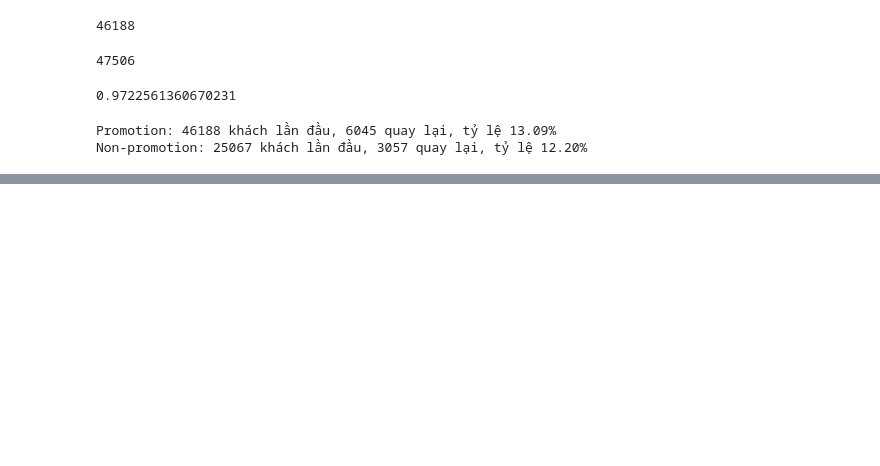
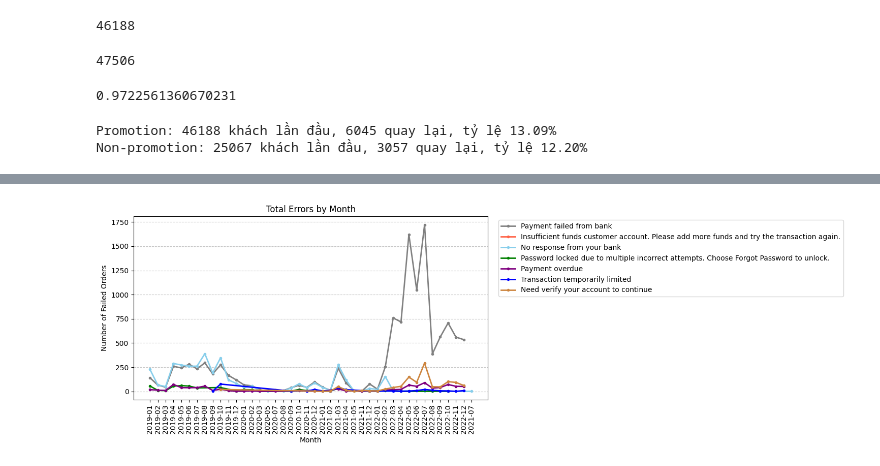
Before and after one commit to qtrung123/Online-Ticket-Booking-Data-Analysis-Customer-Retention-Study, a Jupyter notebook: notebooks/05_customer_journey.ipynb, the cells around one changed output, grey strips where cells are left out. Drawn from its saved outputs; the diff is of its cells as text; code cells hidden in the pictures; blank space fills up the shorter version.

```diff
--- a/notebooks/05_customer_journey.ipynb
+++ b/notebooks/05_customer_journey.ipynb
@@ -416,0 +587,18 @@ Non-promotion: 25067 khách lần đầu, 3057 quay lại, tỷ lệ 12.20%
+# %%
+# ===== FAILURE DISTRIBUTION BY MONTH AND ERROR DESCRIPTION =====
+
+df_error = df_fact_ticket[df_fact_ticket["status_id"] != 1].copy()
+
+df_error["year_month"] = df_error["time"].dt.to_period("M").astype(str)
+
+df_error = (
+    df_error
+    .groupby(["year_month", "description"])
+    .agg(
+        n_orders=("ticket_id", "count")
+    )
+    .sort_values(["year_month", "n_orders"], ascending=[True, False])
+    .reset_index()
+)
+
+df_error.head(10)
@@ -416,0 +617,39 @@ Non-promotion: 25067 khách lần đầu, 3057 quay lại, tỷ lệ 12.20%
+# %%
+import matplotlib.pyplot as plt
+
+error_color_pairs = [
+    ("Payment failed from bank", "gray"),
+    ("Insufficient funds customer account. Please add more funds and try the transaction again.", "tomato"),
+    ("No response from your bank", "skyblue"),
+    ("Password locked due to multiple incorrect attempts. Choose Forgot Password to unlock.", "green"),
+    ("Payment overdue", "purple"),
+    ("Transaction temporarily limited", "blue"),
+    ("Need verify your account to continue", "peru")
+]
+
+plt.figure(figsize=(15, 5))
+
+for error, color in error_color_pairs:
+    df_error_line = df_error[df_error["description"] == error]
+
+    plt.plot(
+        df_error_line["year_month"],
+        df_error_line["n_orders"],
+        label=error,
+        marker="o",
+        color=color,
+        linewidth=2,
+        markersize=3
+    )
+
+plt.title("Total Errors by Month")
+plt.xlabel("Month")
+plt.ylabel("Number of Failed Orders")
+plt.xticks(rotation=90)
+plt.legend(loc="upper left", bbox_to_anchor=(1.02, 1))
+plt.grid(axis="y", linestyle="--", alpha=0.7)
+
+plt.tight_layout()
+plt.show()
+# %% [output]
+[figure, added]
```
Also changed, not shown: parts of 21 cells of this notebook, 2 other files.
